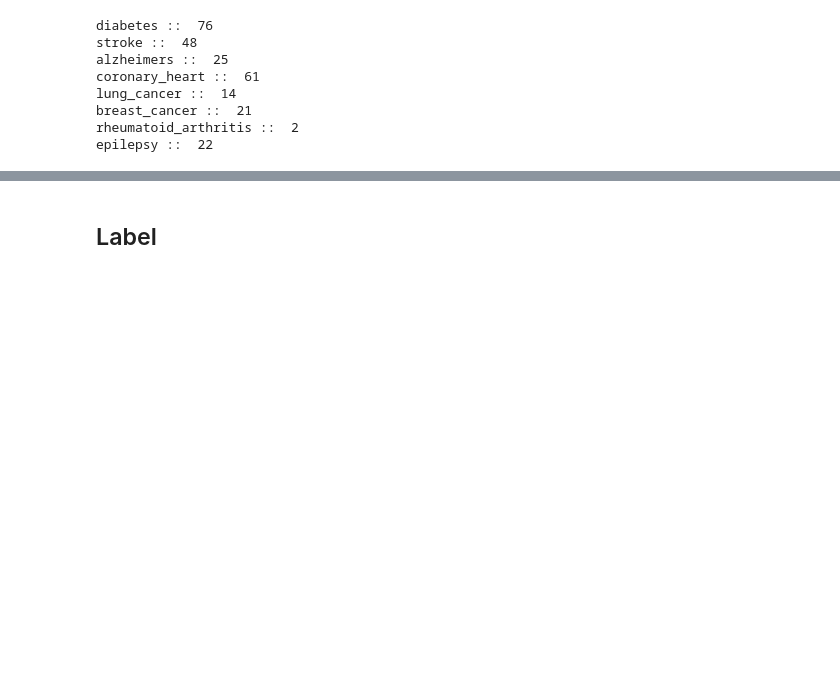
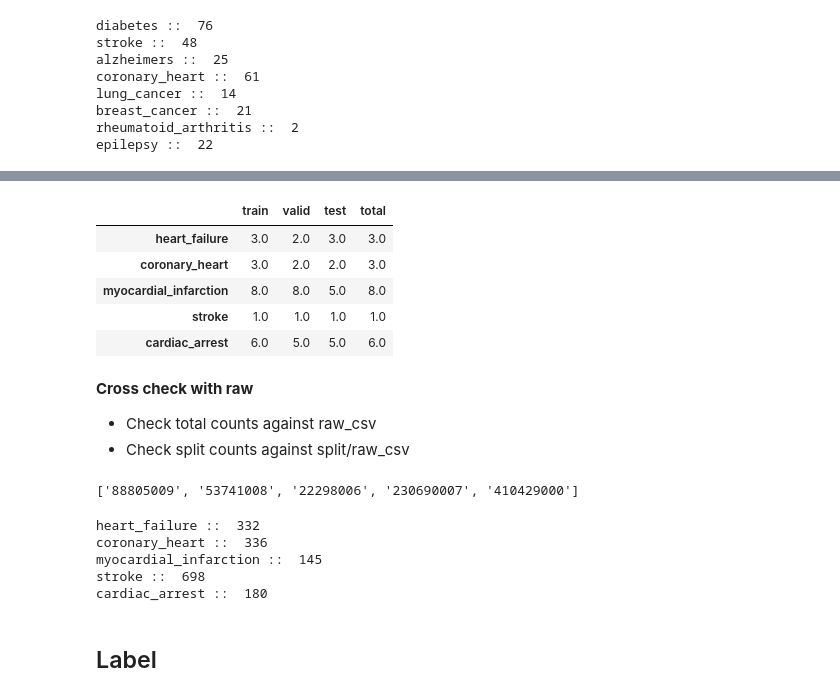
Before and after one commit to corazonlabs/lemonpie, a Jupyter notebook: nbs/04_data.ipynb, the cells around one changed output, grey strips where cells are left out. Drawn from its saved outputs; the diff is of its cells as text; code cells hidden in the pictures; blank space fills up the shorter version.

```diff
--- a/nbs/04_data.ipynb
+++ b/nbs/04_data.ipynb
@@ -253,0 +341,13 @@ for label in labels:
+# %%
+round(neg_counts / prevalence)
+# %% [output]
+|  | train | valid | test | total |
+| heart_failure | 3.0 | 2.0 | 3.0 | 3.0 |
+| coronary_heart | 3.0 | 2.0 | 2.0 | 3.0 |
+| myocardial_infarction | 8.0 | 8.0 | 5.0 | 8.0 |
+| stroke | 1.0 | 1.0 | 1.0 | 1.0 |
+| cardiac_arrest | 6.0 | 5.0 | 5.0 | 6.0 |
+# %% [markdown]
+**Cross check with raw**
+- Check total counts against raw_csv
+- Check split counts against split/raw_csv
@@ -253,0 +356,14 @@ for label in labels:
+# %%
+cnd_codes = list(COHERENT_CONDITIONS.values())
+cnd_codes
+# %% [output]
+['88805009', '53741008', '22298006', '230690007', '410429000']
+# %%
+for label in labels:
+    print(label,':: ', raw_cnds[raw_cnds.CODE == int(COHERENT_CONDITIONS[label])].CODE.count())
+# %% [output]
+heart_failure ::  332
+coronary_heart ::  336
+myocardial_infarction ::  145
+stroke ::  698
+cardiac_arrest ::  180
```
Also changed, not shown: parts of 69 cells of this notebook, 4 other files.
